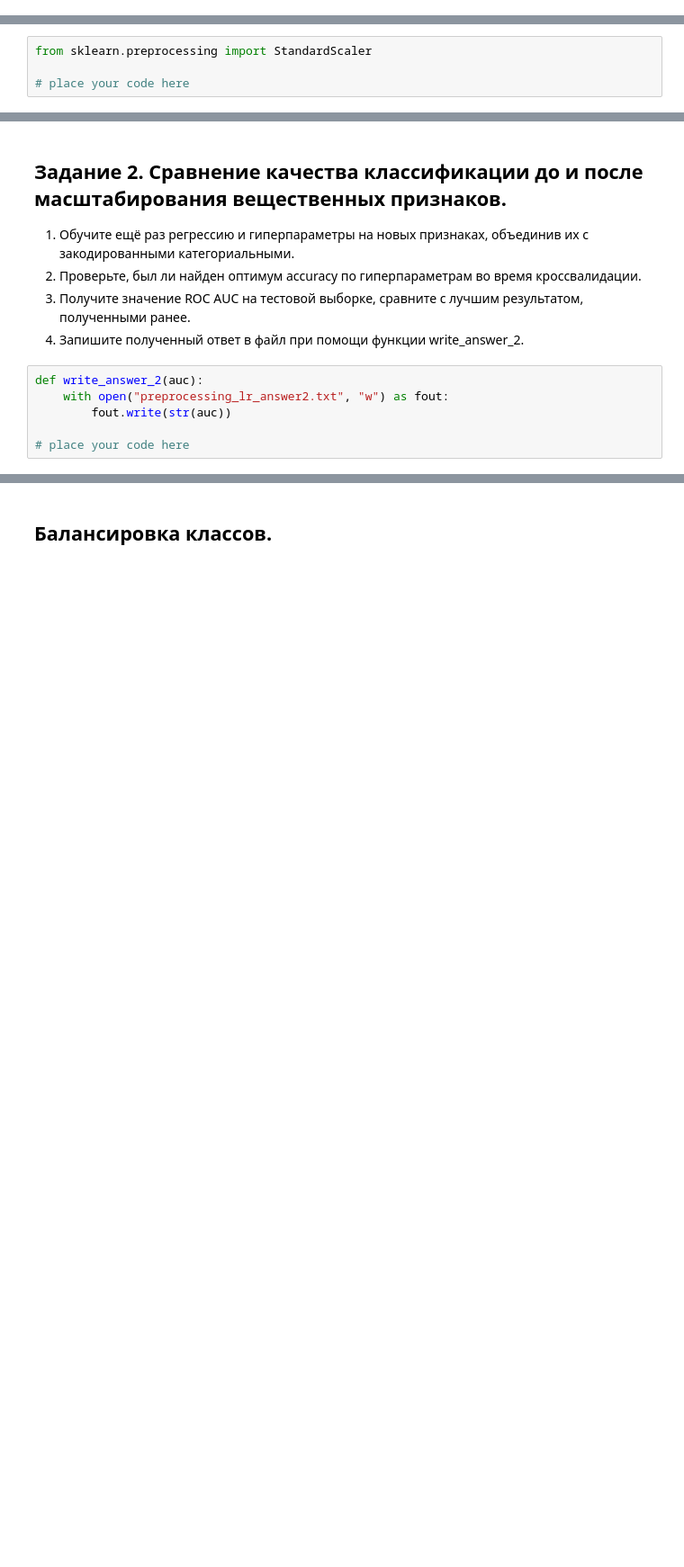
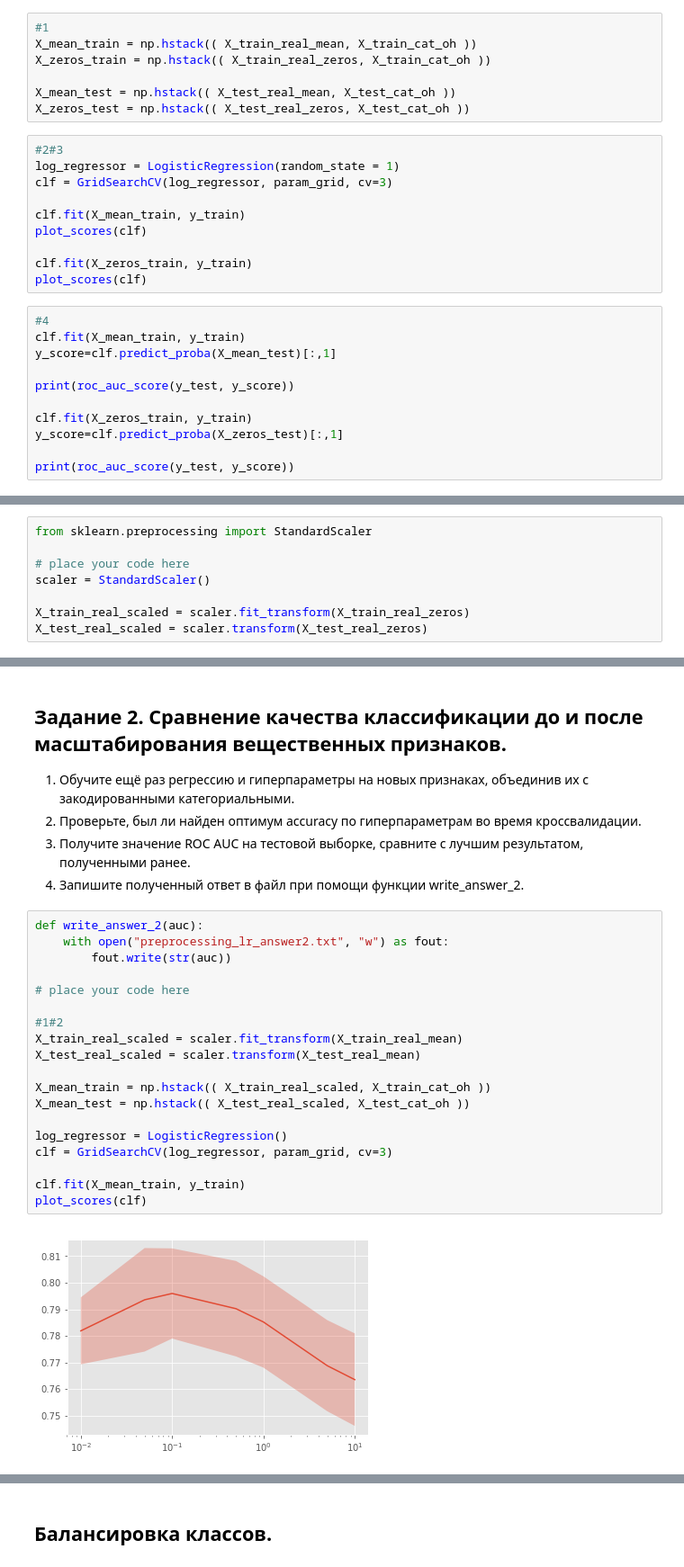
Before and after one commit to kristinarakova/coursera-python-, a Jupyter notebook: 9 task - Preprocessing_LR.ipynb, the cells around one changed output, grey strips where cells are left out. Shown at 90% size. Drawn from its saved outputs; the diff is of its cells as text; blank space fills up the shorter version.

```diff
--- a/9 task - Preprocessing_LR.ipynb
+++ b/9 task - Preprocessing_LR.ipynb
@@ -334,0 +315,28 @@ lr_scoring = cross_validation.cross_val_score(log_regressor, X_mean_all, blobs[1
+# %%
+#1
+X_mean_train = np.hstack(( X_train_real_mean, X_train_cat_oh ))
+X_zeros_train = np.hstack(( X_train_real_zeros, X_train_cat_oh ))
+
+X_mean_test = np.hstack(( X_test_real_mean, X_test_cat_oh ))
+X_zeros_test = np.hstack(( X_test_real_zeros, X_test_cat_oh ))
+# %%
+#2#3
+log_regressor = LogisticRegression(random_state = 1)
+clf = GridSearchCV(log_regressor, param_grid, cv=3)
+
+clf.fit(X_mean_train, y_train)
+plot_scores(clf)
+
+clf.fit(X_zeros_train, y_train)
+plot_scores(clf)
+# %%
+#4
+clf.fit(X_mean_train, y_train)
+y_score=clf.predict_proba(X_mean_test)[:,1]
+
+print(roc_auc_score(y_test, y_score))
+
+clf.fit(X_zeros_train, y_train)
+y_score=clf.predict_proba(X_zeros_test)[:,1]
+
+print(roc_auc_score(y_test, y_score))
@@ -367,6 +380,10 @@ $$ x^{scaled}_{id} = \dfrac{x_{id} - \mu_d}{\sigma_d}, \quad \mu_d = \frac{1}{N}
 from sklearn.preprocessing import StandardScaler
 
 # place your code here
+scaler = StandardScaler()
+
+X_train_real_scaled = scaler.fit_transform(X_train_real_zeros)
+X_test_real_scaled = scaler.transform(X_test_real_zeros)
 # %% [markdown]
 ## Сравнение признаковых пространств.
 # %% [markdown]
@@ -387,6 +406,21 @@ plt.show()
 # %%
 def write_answer_2(auc):
     with open("preprocessing_lr_answer2.txt", "w") as fout:
         fout.write(str(auc))
 
 # place your code here
+
+#1#2
+X_train_real_scaled = scaler.fit_transform(X_train_real_mean)
+X_test_real_scaled = scaler.transform(X_test_real_mean)
+
+X_mean_train = np.hstack(( X_train_real_scaled, X_train_cat_oh ))
+X_mean_test = np.hstack(( X_test_real_scaled, X_test_cat_oh ))
+
+log_regressor = LogisticRegression()
+clf = GridSearchCV(log_regressor, param_grid, cv=3)
+
+clf.fit(X_mean_train, y_train)
+plot_scores(clf)
+# %% [output]
+[figure, added]
```
Also changed, not shown: parts of 25 cells of this notebook.
